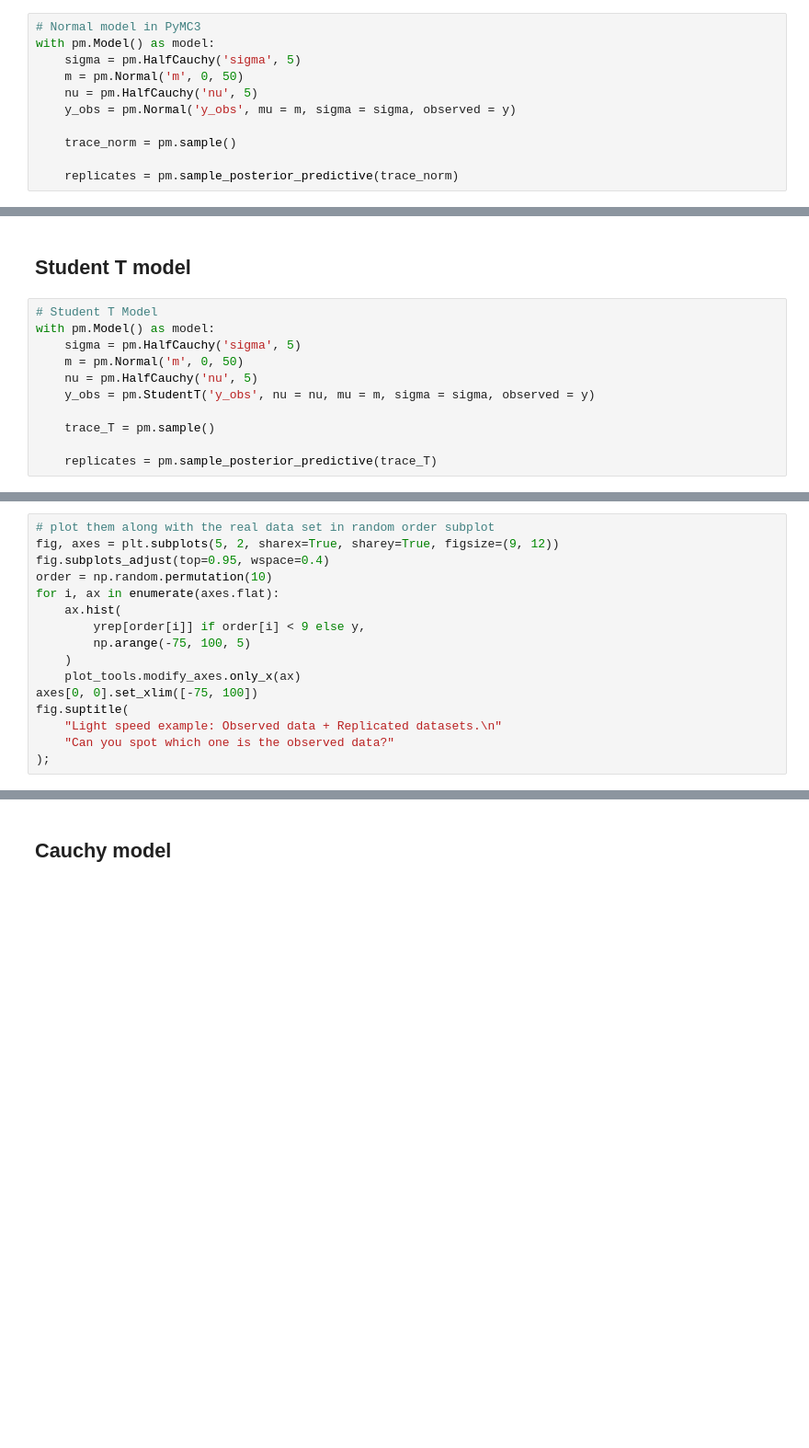
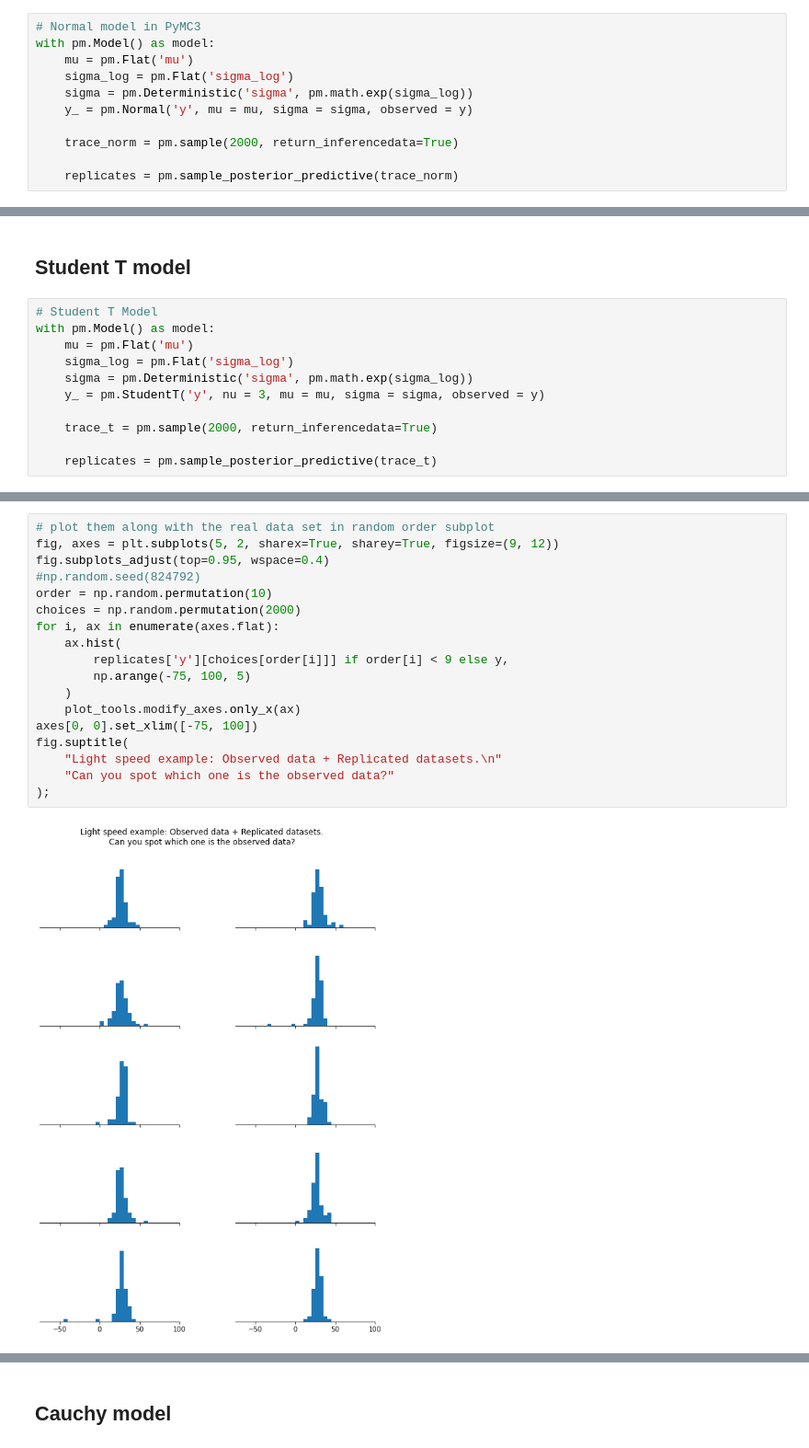
Before and after one commit to mpdylan/INFO510-public, a Jupyter notebook: notebooks/checking/speed_of_light_ppc.ipynb, the cells around one changed output, grey strips where cells are left out. Shown at 92% size. Saved outputs shown, nothing was run; the diff lists cells and outputs as text; blank space fills up the shorter version.

```diff
--- a/notebooks/checking/speed_of_light_ppc.ipynb
+++ b/notebooks/checking/speed_of_light_ppc.ipynb
@@ -51,11 +74,11 @@ plt.show()
 # %%
 # Normal model in PyMC3
 with pm.Model() as model:
-    sigma = pm.HalfCauchy('sigma', 5)
-    m = pm.Normal('m', 0, 50)
-    nu = pm.HalfCauchy('nu', 5)
-    y_obs = pm.Normal('y_obs', mu = m, sigma = sigma, observed = y)
+    mu = pm.Flat('mu')
+    sigma_log = pm.Flat('sigma_log')
+    sigma = pm.Deterministic('sigma', pm.math.exp(sigma_log))
+    y_ = pm.Normal('y', mu = mu, sigma = sigma, observed = y)
 
-    trace_norm = pm.sample()
+    trace_norm = pm.sample(2000, return_inferencedata=True)
 
     replicates = pm.sample_posterior_predictive(trace_norm)
@@ -64,11 +95,11 @@ with pm.Model() as model:
 # %%
 # Student T Model
 with pm.Model() as model:
-    sigma = pm.HalfCauchy('sigma', 5)
-    m = pm.Normal('m', 0, 50)
-    nu = pm.HalfCauchy('nu', 5)
-    y_obs = pm.StudentT('y_obs', nu = nu, mu = m, sigma = sigma, observed = y)
+    mu = pm.Flat('mu')
+    sigma_log = pm.Flat('sigma_log')
+    sigma = pm.Deterministic('sigma', pm.math.exp(sigma_log))
+    y_ = pm.StudentT('y', nu = 3, mu = mu, sigma = sigma, observed = y)
 
-    trace_T = pm.sample()
+    trace_t = pm.sample(2000, return_inferencedata=True)
 
-    replicates = pm.sample_posterior_predictive(trace_T)
+    replicates = pm.sample_posterior_predictive(trace_t)
@@ -78,16 +114,20 @@ replicates['y_obs'].shape
 # %%
 # plot them along with the real data set in random order subplot
 fig, axes = plt.subplots(5, 2, sharex=True, sharey=True, figsize=(9, 12))
 fig.subplots_adjust(top=0.95, wspace=0.4)
+#np.random.seed(824792)
 order = np.random.permutation(10)
+choices = np.random.permutation(2000)
 for i, ax in enumerate(axes.flat):
     ax.hist(
-        yrep[order[i]] if order[i] < 9 else y,
+        replicates['y'][choices[order[i]]] if order[i] < 9 else y,
         np.arange(-75, 100, 5)
     )
     plot_tools.modify_axes.only_x(ax)
 axes[0, 0].set_xlim([-75, 100])
 fig.suptitle(
     "Light speed example: Observed data + Replicated datasets.\n"
     "Can you spot which one is the observed data?"
 );
+# %% [output]
+[figure, added]
```
Also changed, not shown: parts of 20 cells of this notebook.
